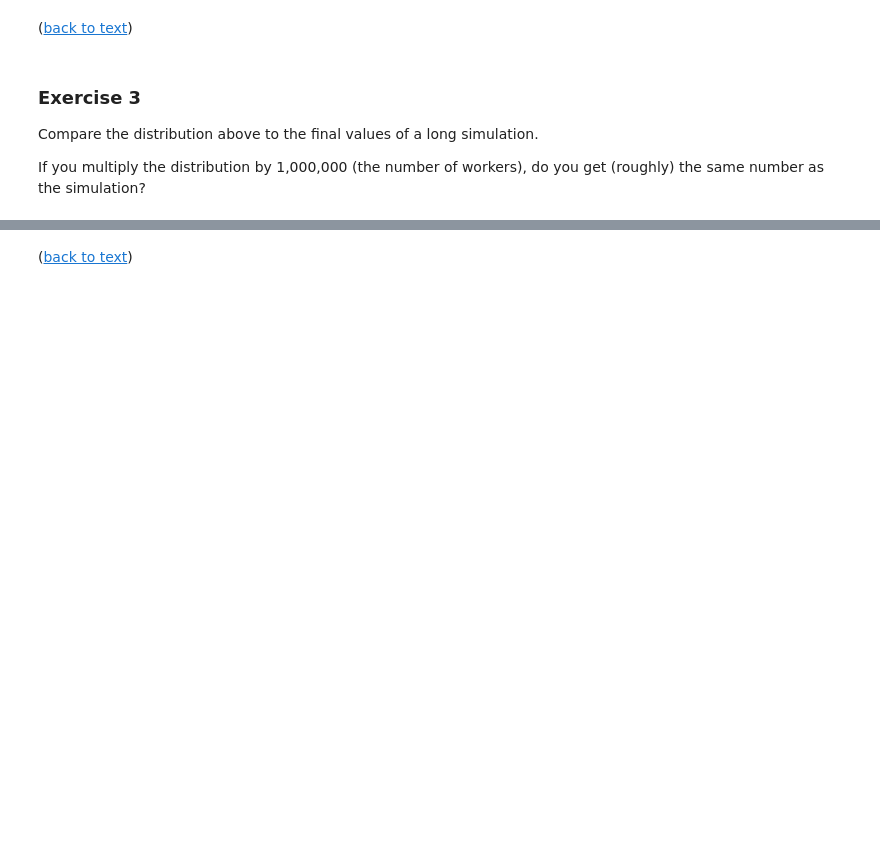
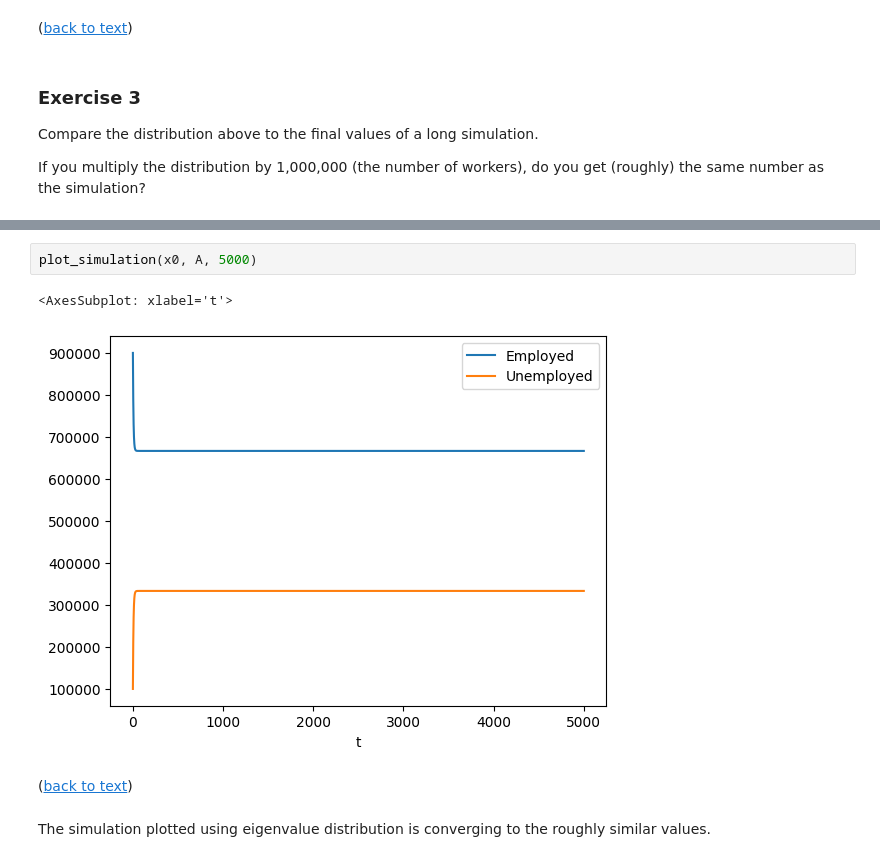
Before and after one commit to ramanjeetsaini/learning, a Jupyter notebook: pandas/applied_linalg.ipynb, the cells around one changed output, grey strips where cells are left out. Cells and saved outputs as stored; diff of their text form; blank space fills up the shorter version.

```diff
--- a/pandas/applied_linalg.ipynb
+++ b/pandas/applied_linalg.ipynb
@@ -708,2 +923,9 @@ If you multiply the distribution by 1,000,000 (the number of workers), do you ge
+# %%
+plot_simulation(x0, A, 5000)
+# %% [output]
+<AxesSubplot: xlabel='t'>
+[figure, added]
 # %% [markdown]
 ([back to text](#dir3-3-3))
+# %% [markdown]
+The simulation plotted using eigenvalue distribution is converging to the roughly similar values.
```
Also changed, not shown: parts of 25 cells of this notebook, 2 other files.
